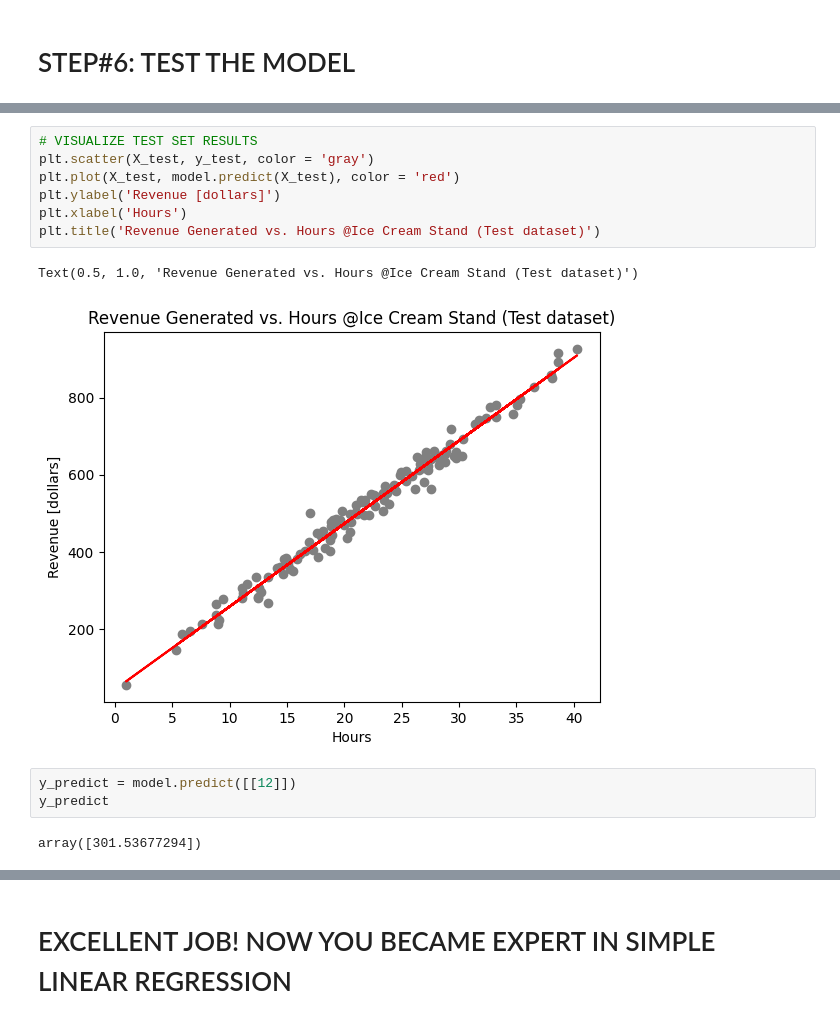
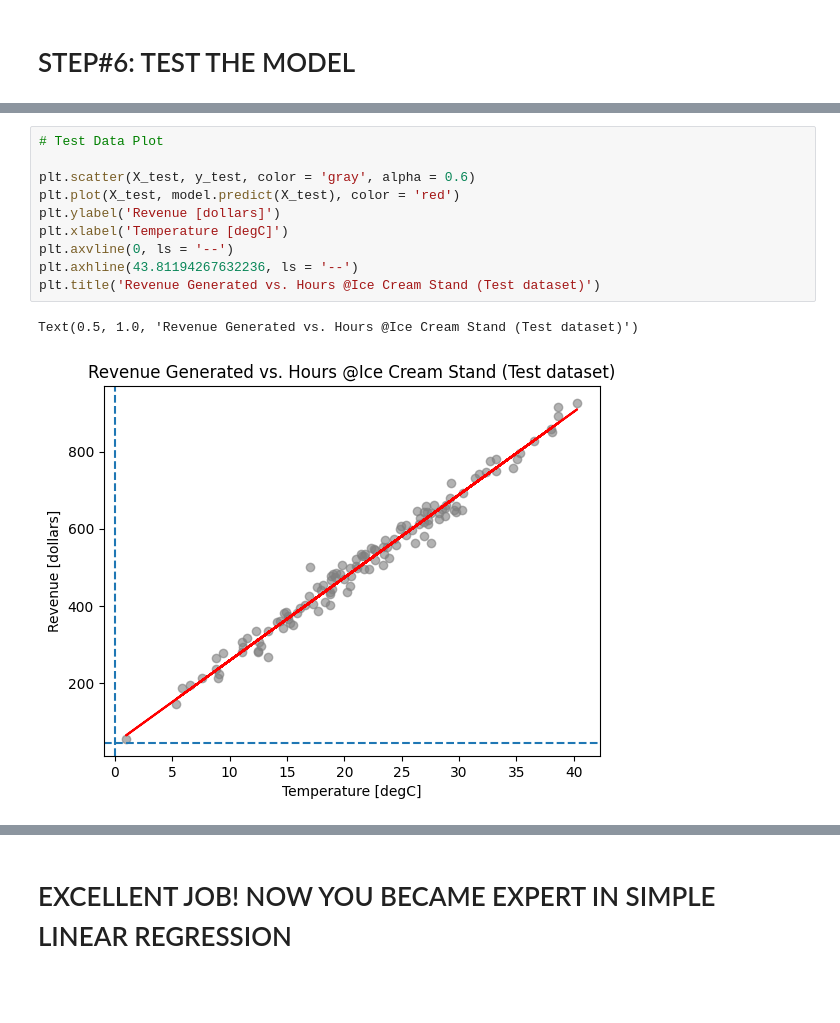
Before and after one commit to renatomaaliw3/public_files, a Jupyter notebook: CPE Electives (1 - 3)/01. Lectures Notebook/49. Linear Regression/01. Simple Linear Regression/01. Linear Regression (Ice Cream Revenue Prediction).ipynb, the cells around one changed output, grey strips where cells are left out. Cells and saved outputs as stored; diff of their text form; blank space fills up the shorter version.

```diff
--- a/CPE Electives (1 - 3)/01. Lectures Notebook/49. Linear Regression/01. Simple Linear Regression/01. Linear Regression (Ice Cream Revenue Prediction).ipynb
+++ b/CPE Electives (1 - 3)/01. Lectures Notebook/49. Linear Regression/01. Simple Linear Regression/01. Linear Regression (Ice Cream Revenue Prediction).ipynb
@@ -187,15 +281,13 @@ Text(0.5, 1.0, 'Revenue Generated vs. Temperature @Ice Cream Stand (Training dat
 # %%
-# VISUALIZE TEST SET RESULTS
-plt.scatter(X_test, y_test, color = 'gray')
+# Test Data Plot
+
+plt.scatter(X_test, y_test, color = 'gray', alpha = 0.6)
 plt.plot(X_test, model.predict(X_test), color = 'red')
 plt.ylabel('Revenue [dollars]')
-plt.xlabel('Hours')
+plt.xlabel('Temperature [degC]')
+plt.axvline(0, ls = '--')
+plt.axhline(43.81194267632236, ls = '--')
 plt.title('Revenue Generated vs. Hours @Ice Cream Stand (Test dataset)')
 # %% [output]
 Text(0.5, 1.0, 'Revenue Generated vs. Hours @Ice Cream Stand (Test dataset)')
-[figure, old version]
+[figure, new version]
-# %%
-y_predict = model.predict([[12]])
-y_predict
-# %% [output]
-array([301.53677294])
```
Also changed, not shown: parts of 22 cells of this notebook, 2 other files.
